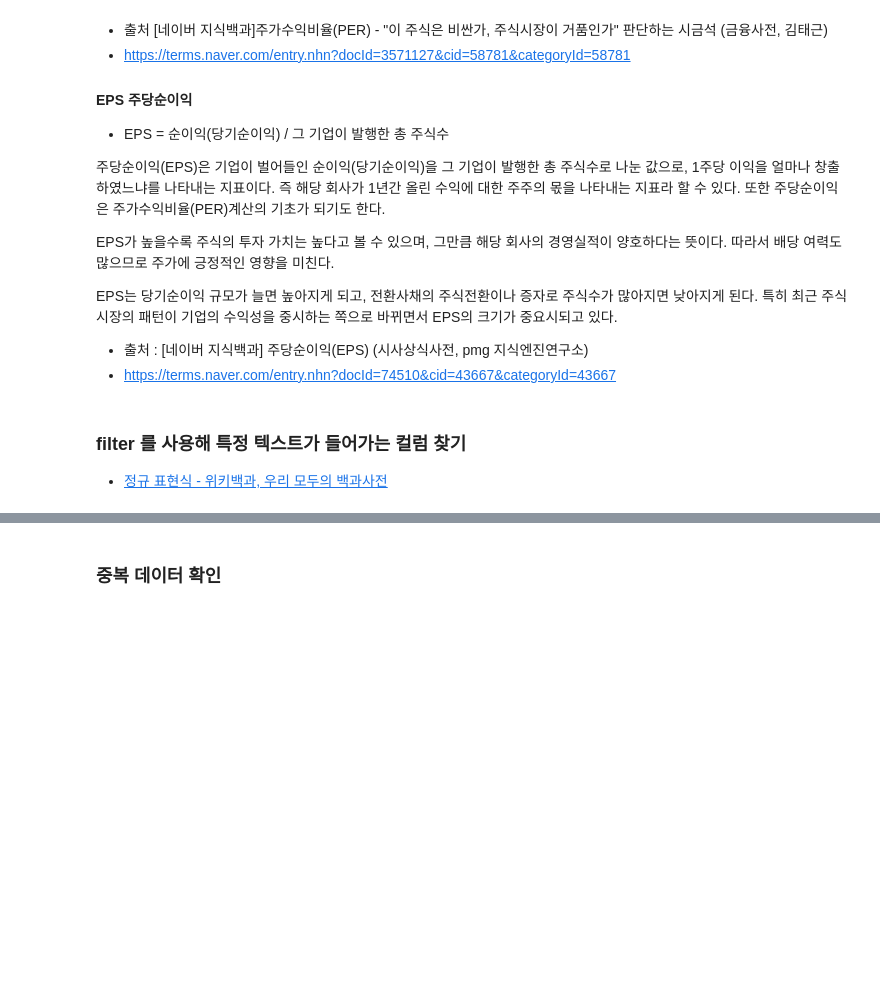
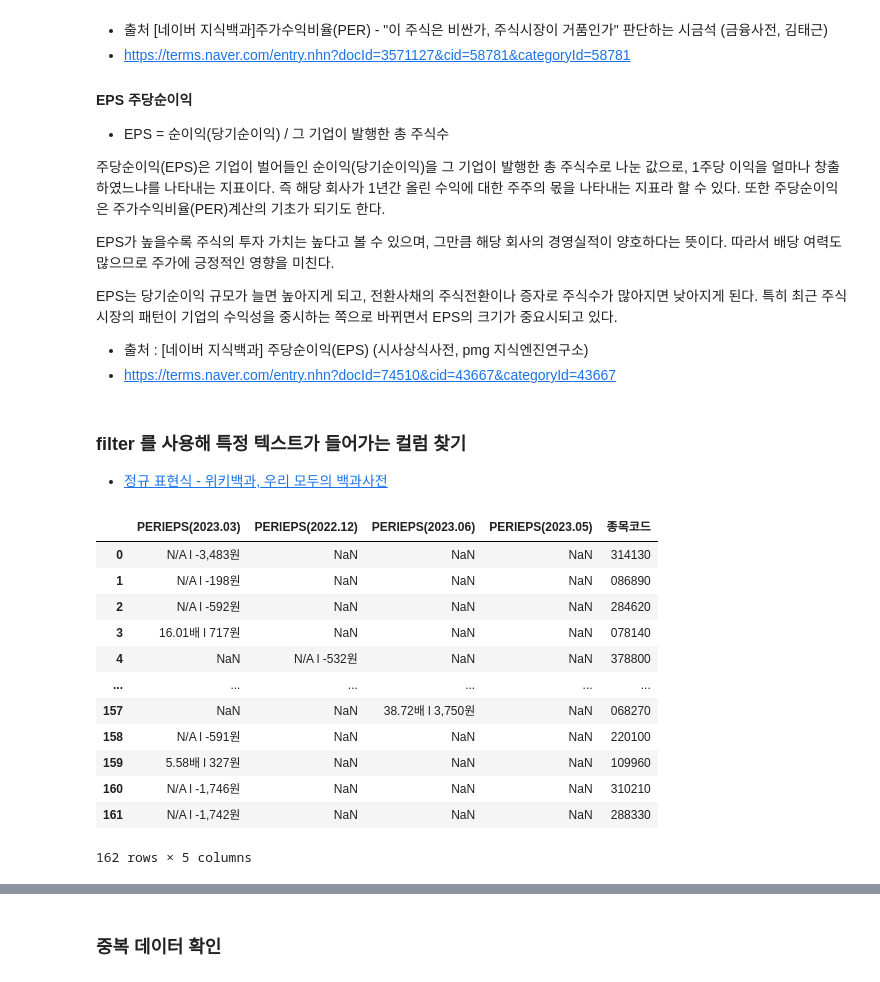
Before and after one commit to jamjamzo/finance-data-analysis, a Jupyter notebook: 5.2 업종 테마 데이터 전처리-input.ipynb, the cells around one changed output, grey strips where cells are left out. Drawn from its saved outputs; the diff is of its cells as text; code cells hidden in the pictures; blank space fills up the shorter version.

```diff
--- a/5.2 업종 테마 데이터 전처리-input.ipynb
+++ b/5.2 업종 테마 데이터 전처리-input.ipynb
@@ -360,0 +336,12 @@ df["현재/최고가비율"] = df['현재가'] / df['52주최고']
+# %%
+# '투자의견l목표주가' => 투자의견, 매수매도, 목표주가 컬럼으로 나누어 전처리 합니다.
+
+df["투자의견"] = df["투자의견l목표주가"].str.split('  l  ', expand = True)[0]
+df["목표주가"] = df["투자의견l목표주가"].str.split('  l  ', expand = True)[1]
+df["목표주가"] = df["목표주가"].replace("N/A", np.nan).str.replace(",", "").astype(float)
+df['목표주가']
+# %%
+df['투자의견'] = df['투자의견'].replace("N/A", np.nan)
+df["매수매도"] = df["투자의견"].str.replace("[0-9.]","")
+df['투자의견'] = df['투자의견'].str.replace("[^0-9.]","").astype(float)
+df[['투자의견','매수매도']]
@@ -373,4 +401,7 @@ df["현재/최고가비율"] = df['현재가'] / df['52주최고']
 # %%
 # "동일업종 PER 컬럼"에서 "배" 문자를 제거하고 수치 변수로 변환해 주세요.
+df['동일업종 PER'] = df['동일업종 PER'].str.replace("배","")
 # %%
 # str.replace, astype를 이용하면 쉽게 해결할 수 있습니다.
+df['동일업종 PER'] = df['동일업종 PER'].astype(float)
+df['동일업종 PER']
@@ -409,7 +453,23 @@ EPS는 당기순이익 규모가 늘면 높아지게 되고, 전환사채의 주
 # %%
 # df.filter(regex=)를 통해 "PERlEPS" 가 들어가는 컬럼만 가져옵니다.
 # 특정 컬럼을 가져오고 종목코드를 추가해 줍니다.
-# df_per_eps
+df_per_eps = df.filter(regex="^PERlEPS").copy()
+df_per_eps['종목코드'] = df['종목코드']
+df_per_eps
+# %% [output]
+|  | PERlEPS(2023.03) | PERlEPS(2022.12) | PERlEPS(2023.06) | PERlEPS(2023.05) | 종목코드 |
+| 0 | N/A l -3,483원 | NaN | NaN | NaN | 314130 |
+| 1 | N/A l -198원 | NaN | NaN | NaN | 086890 |
+| 2 | N/A l -592원 | NaN | NaN | NaN | 284620 |
+| 3 | 16.01배 l 717원 | NaN | NaN | NaN | 078140 |
+| 4 | NaN | N/A l -532원 | NaN | NaN | 378800 |
+| ... | ... | ... | ... | ... | ... |
+| 157 | NaN | NaN | 38.72배 l 3,750원 | NaN | 068270 |
+| 158 | N/A l -591원 | NaN | NaN | NaN | 220100 |
+| 159 | 5.58배 l 327원 | NaN | NaN | NaN | 109960 |
+| 160 | N/A l -1,746원 | NaN | NaN | NaN | 310210 |
+| 161 | N/A l -1,742원 | NaN | NaN | NaN | 288330 |
+162 rows × 5 columns
 # %% [markdown]
 ### melt로 tidy data 만들기
 
```
Also changed, not shown: parts of 26 cells of this notebook.
